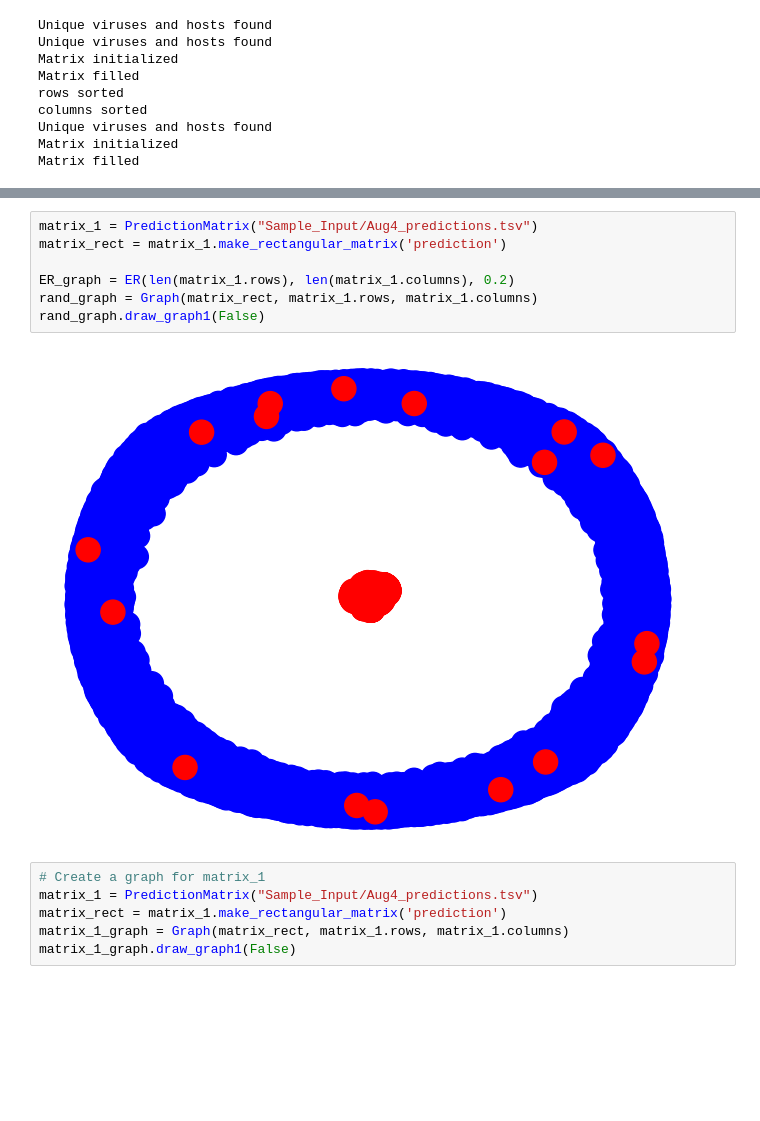
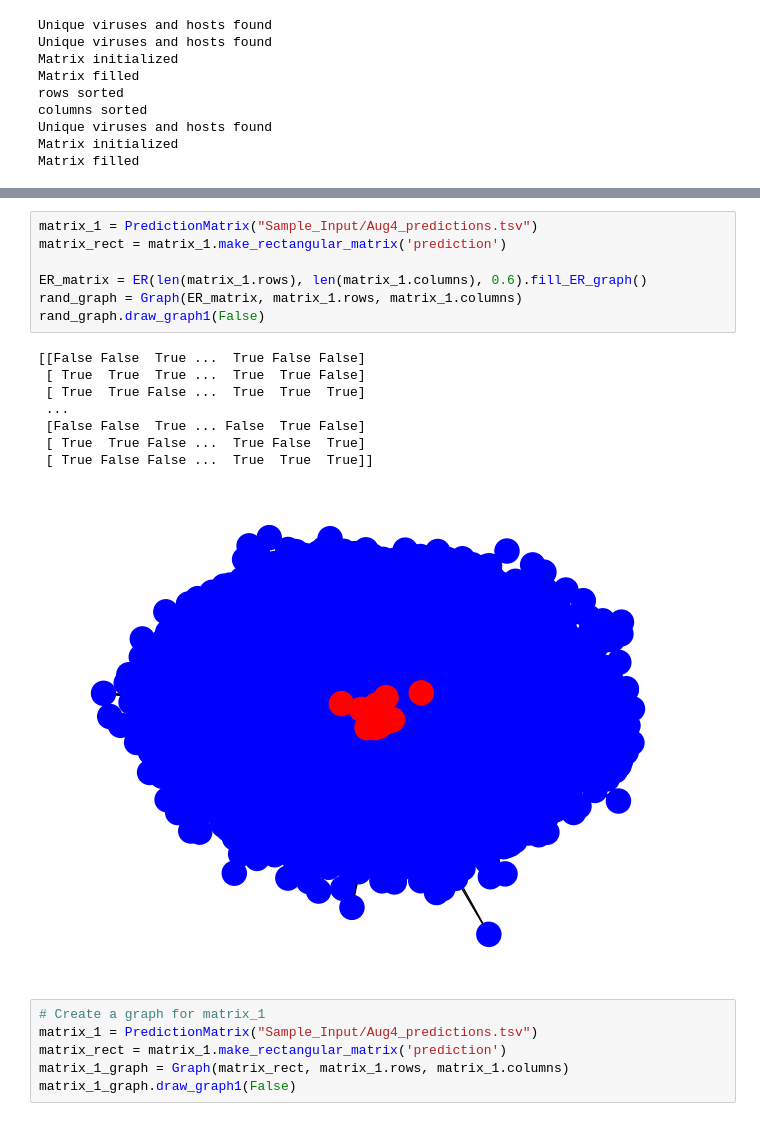
Before and after one commit to DuhaimeLab/VirusHostNetworkAnalysis, a Jupyter notebook: test_updated.ipynb, the cells around one changed output, grey strips where cells are left out. Saved outputs shown, nothing was run; the diff lists cells and outputs as text; blank space fills up the shorter version.

```diff
--- a/test_updated.ipynb
+++ b/test_updated.ipynb
@@ -103,12 +104,19 @@ rand_graph.draw_graph1(True)
 # %%
 matrix_1 = PredictionMatrix("Sample_Input/Aug4_predictions.tsv")
 matrix_rect = matrix_1.make_rectangular_matrix('prediction')
 
-ER_graph = ER(len(matrix_1.rows), len(matrix_1.columns), 0.2)
-rand_graph = Graph(matrix_rect, matrix_1.rows, matrix_1.columns)
+ER_matrix = ER(len(matrix_1.rows), len(matrix_1.columns), 0.6).fill_ER_graph()
+rand_graph = Graph(ER_matrix, matrix_1.rows, matrix_1.columns)
 rand_graph.draw_graph1(False)
 # %% [output]
+[[False False  True ...  True False False]
+ [ True  True  True ...  True  True False]
+ [ True  True False ...  True  True  True]
+ ...
+ [False False  True ... False  True False]
+ [ True  True False ...  True False  True]
+ [ True False False ...  True  True  True]]
-[figure, old version]
+[figure, new version]
 # %%
 # Create a graph for matrix_1
 matrix_1 = PredictionMatrix("Sample_Input/Aug4_predictions.tsv")
```
Also changed, not shown: parts of 1 cell of this notebook, 2 other files.
